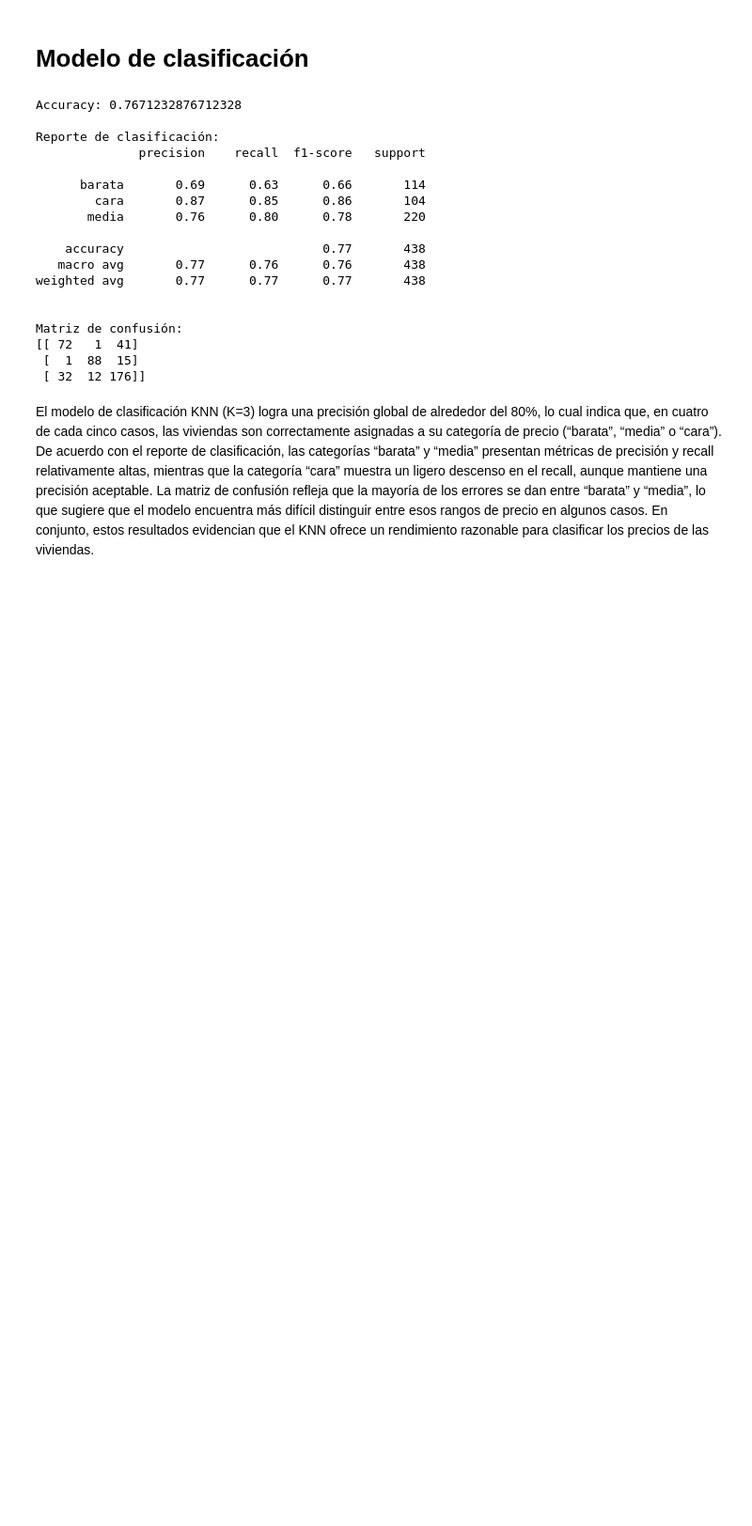
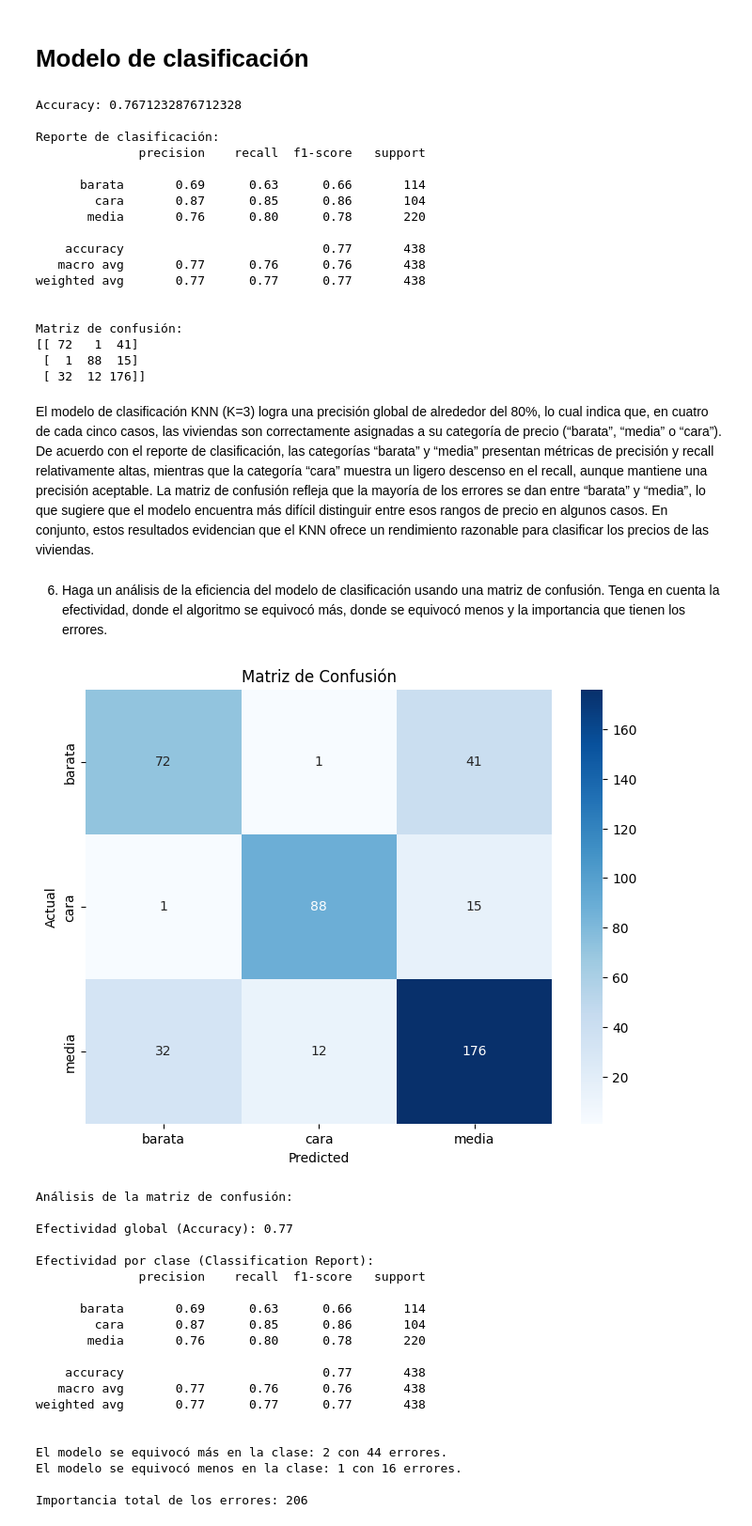
Before and after one commit to DanielDubon/KNN_DataMining, a Jupyter notebook: KNN.ipynb, the cells around one changed output. Shown: that part at 94% size. Cells and saved outputs as stored; diff of their text form; code cells hidden in the pictures; blank space fills up the shorter version.

Commit message:
feat: implemented confusion matrix and cross validation model

```diff
--- a/KNN.ipynb
+++ b/KNN.ipynb
@@ -288,3 +290,73 @@ Matriz de confusión:
  [ 32  12 176]]
 # %% [markdown]
 El modelo de clasificación KNN (K=3) logra una precisión global de alrededor del 80%, lo cual indica que, en cuatro de cada cinco casos, las viviendas son correctamente asignadas a su categoría de precio (“barata”, “media” o “cara”). De acuerdo con el reporte de clasificación, las categorías “barata” y “media” presentan métricas de precisión y recall relativamente altas, mientras que la categoría “cara” muestra un ligero descenso en el recall, aunque mantiene una precisión aceptable. La matriz de confusión refleja que la mayoría de los errores se dan entre “barata” y “media”, lo que sugiere que el modelo encuentra más difícil distinguir entre esos rangos de precio en algunos casos. En conjunto, estos resultados evidencian que el KNN ofrece un rendimiento razonable para clasificar los precios de las viviendas.
+# %% [markdown]
+6. Haga un análisis de la eficiencia del modelo de clasificación usando una matriz de confusión.
+Tenga en cuenta la efectividad, donde el algoritmo se equivocó más, donde se equivocó
+menos y la importancia que tienen los errores.
+# %%
+# Obtener la matriz de confusión
+conf_matrix = confusion_matrix(y_test_clf, y_pred_clf)
+
+# Visualizar la matriz de confusión
+plt.figure(figsize=(8, 6))
+sns.heatmap(conf_matrix, annot=True, fmt='d', cmap='Blues',
+            xticklabels=np.unique(y_test_clf),
+            yticklabels=np.unique(y_test_clf))
+plt.xlabel('Predicted')
+plt.ylabel('Actual')
+plt.title('Matriz de Confusión')
+plt.show()
+
+# Análisis de la matriz de confusión
+print("Análisis de la matriz de confusión:\n")
+# Efectividad global del modelo
+accuracy = accuracy_score(y_test_clf, y_pred_clf)
+print(f"Efectividad global (Accuracy): {accuracy:.2f}")
+
+# Efectividad por clase
+class_report = classification_report(y_test_clf, y_pred_clf, target_names=np.unique(y_test_clf))
+print("\nEfectividad por clase (Classification Report):")
+print(class_report)
+
+# Identificar dónde el modelo se equivocó más y menos
+# Sumar para obtener los errores por clase
+errors_by_class = conf_matrix.sum(axis=1) - np.diag(conf_matrix)
+most_errors_class = np.argmax(errors_by_class)
+least_errors_class = np.argmin(errors_by_class)
+
+print(f"\nEl modelo se equivocó más en la clase: {most_errors_class} con {errors_by_class[most_errors_class]} errores.")
+print(f"El modelo se equivocó menos en la clase: {least_errors_class} con {errors_by_class[least_errors_class]} errores.")
+
+# Importancia de los errores
+error_importance = {
+    'Class_0': 1,  # importancia de los errores en la clase 0
+    'Class_1': 2,  # importancia de los errores en la clase 1
+    'Class_2': 3,  # importancia de los errores en la clase 2
+}
+
+# Calcular la importancia total de los errores
+total_error_importance = sum(errors_by_class[i] * error_importance[f'Class_{i}'] for i in range(len(errors_by_class)))
+print(f"\nImportancia total de los errores: {total_error_importance}")
+# %% [output]
+[figure, added]
+Análisis de la matriz de confusión:
+
+Efectividad global (Accuracy): 0.77
+
+Efectividad por clase (Classification Report):
+              precision    recall  f1-score   support
+
+      barata       0.69      0.63      0.66       114
+        cara       0.87      0.85      0.86       104
+       media       0.76      0.80      0.78       220
+
+    accuracy                           0.77       438
+   macro avg       0.77      0.76      0.76       438
+weighted avg       0.77      0.77      0.77       438
+
+
+El modelo se equivocó más en la clase: 2 con 44 errores.
+El modelo se equivocó menos en la clase: 1 con 16 errores.
+
+Importancia total de los errores: 206
```
Also changed, not shown: parts of 8 cells of this notebook.
